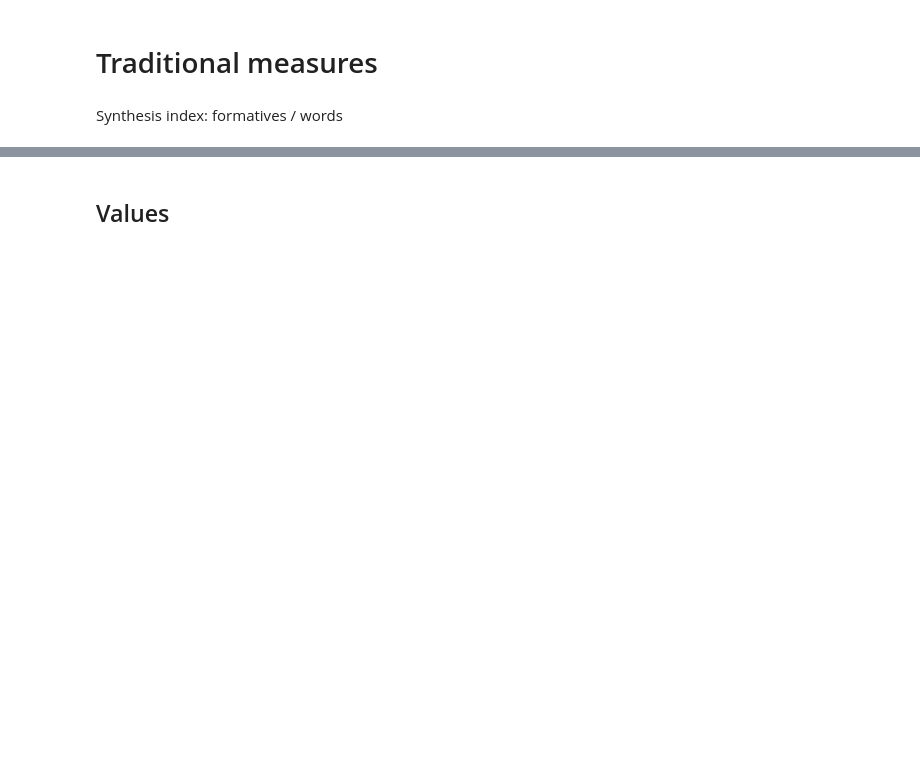
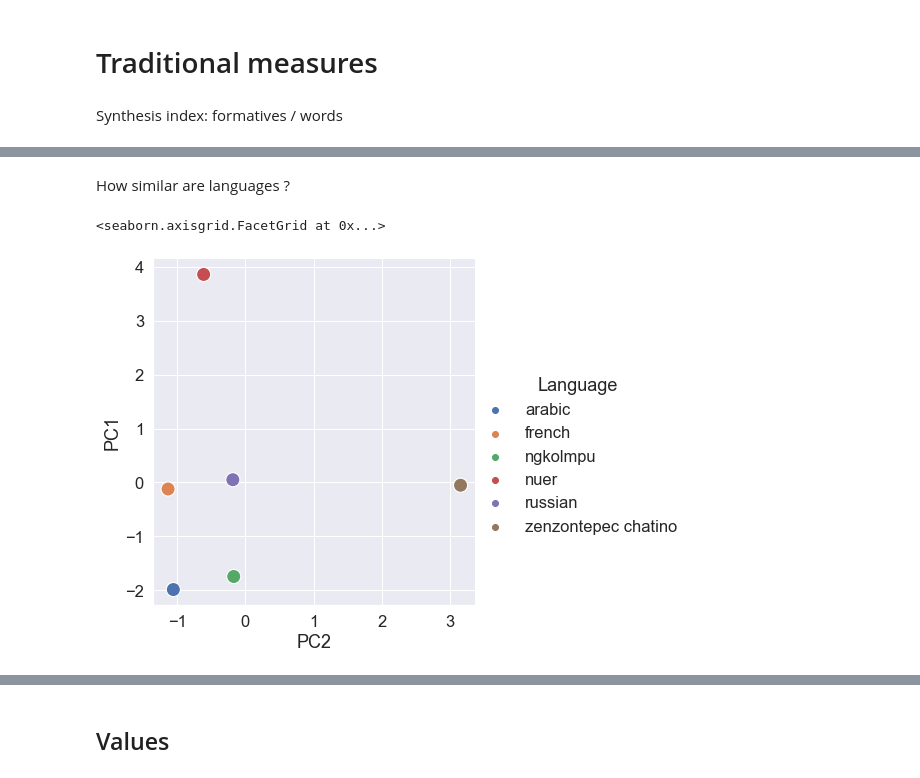
Before and after one commit to maecarroll/setMorph, a Jupyter notebook: Typology.ipynb, the cells around one changed output, grey strips where cells are left out. Saved outputs shown, nothing was run; the diff lists cells and outputs as text; code cells hidden in the pictures; blank space fills up the shorter version.

Commit message:
With tiers merging

```diff
--- a/Typology.ipynb
+++ b/Typology.ipynb
@@ -167,0 +278,3 @@ sns.despine()
+# %%
+paradigms["formative-triple"] = paradigms[["tier", "slot", "formative"]].apply(
+    lambda x: Formative(*x), axis=1)
@@ -167,0 +308,20 @@ sns.despine()
+# %%
+def microcl(group):
+    def agg_microcl(group):
+        return pd.Series({"microclasses": frozenset(group.index)})
+
+    group.cell = group.cell.apply(".".join)
+    para_affixes = group.pivot_table(index="lexeme", columns="cell",
+                                     values="formative-triple", dropna=False,
+                                     aggfunc=lambda x: " ".join(
+                                         str(f) for f in sorted(x))).fillna("")
+    cols = list(para_affixes.columns)
+    mcs = para_affixes.groupby(cols, as_index=False).apply(agg_microcl)["microclasses"]
+    assert mcs.apply(len).sum() == len(
+        set(group.lexeme)), f"{mcs.apply(len).sum()} != {len(set(group.lexeme))}"
+    return mcs
+
+
+microclasses_detail = paradigms[~paradigms.exponence.isna()].groupby("Language").apply(
+    microcl)
+microclasses_detail
@@ -167,0 +342,3 @@ sns.despine()
+# %%
+microclasses = microclasses_detail.groupby(level=0).apply(lambda g: g.shape[0])
+microclasses
@@ -167,0 +354,5 @@ sns.despine()
+# %%
+
+overall_averages = multimerge(affix_types_avg, fusion, synthesis_avg, microclasses,
+                              #lexemes,
+                              left_index=True, right_index=True)
@@ -167,0 +370,17 @@ sns.despine()
+# %% [markdown]
+How similar are languages ?
+# %%
+from sklearn.preprocessing import StandardScaler
+from sklearn.decomposition import PCA
+
+x = StandardScaler().fit_transform(overall_averages)
+pca = PCA(n_components=2)
+principalComponents = pca.fit_transform(x)
+principalDf = pd.DataFrame(data=principalComponents, columns=['PC1', 'PC2'],
+                           index=overall_averages.index)
+
+sns.set(font_scale=1.5)
+sns.relplot(data=principalDf, x="PC2", y="PC1", hue="Language", height=6, aspect=1, s=200)
+# %% [output]
+<seaborn.axisgrid.FacetGrid at 0x...>
+[figure, added]
```
Also changed, not shown: parts of 113 cells of this notebook, 3 other files.
